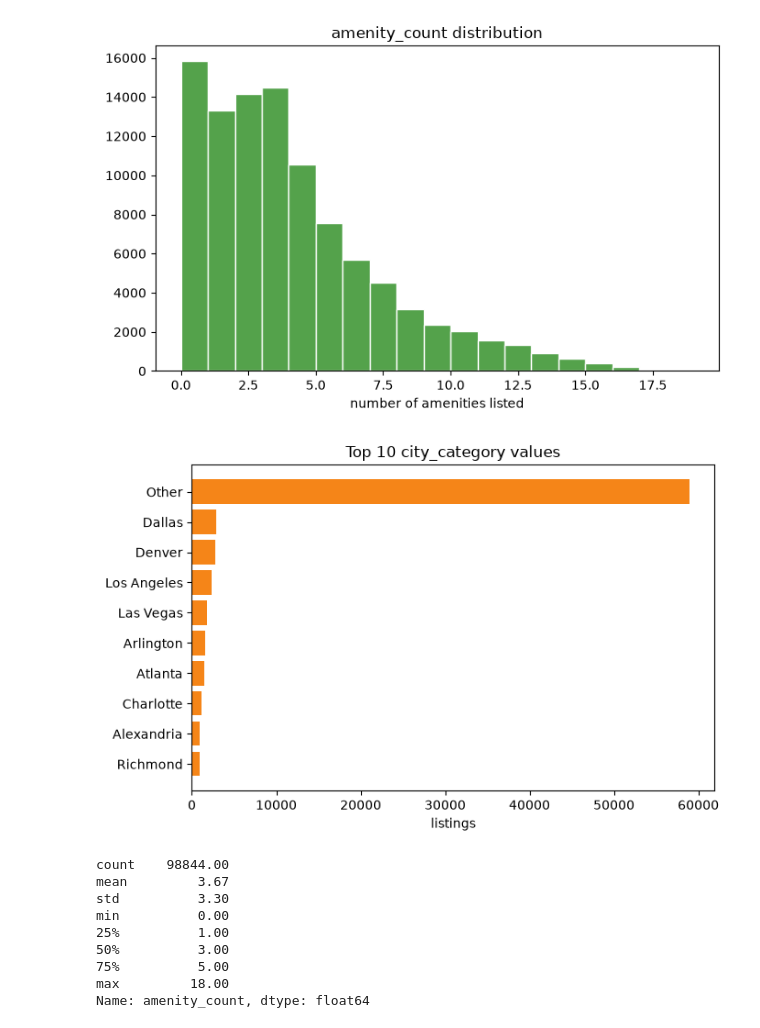
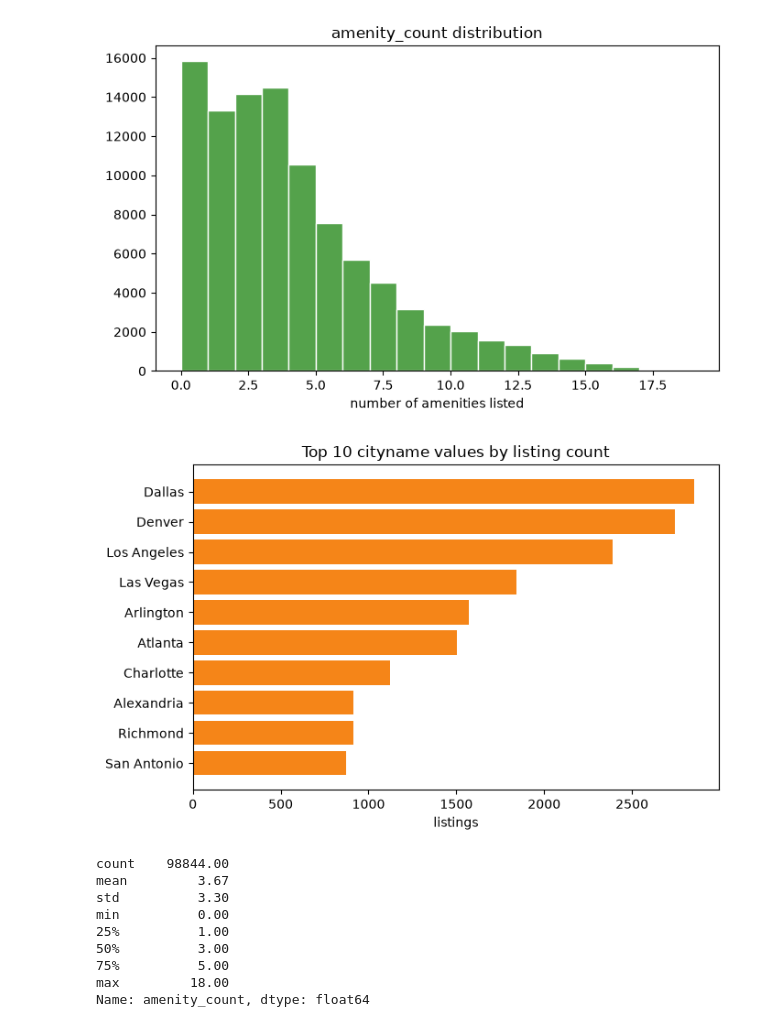
Before and after one commit to jason1ng/apartment_rental_price_prediction, a Jupyter notebook: notebooks/02_data_preparation.ipynb, the cells around one changed output. Cells and saved outputs as stored; diff of their text form; code cells hidden in the pictures.

Commit message:
feat: knn modelling and change of cityname feature engineering

```diff
--- a/notebooks/02_data_preparation.ipynb
+++ b/notebooks/02_data_preparation.ipynb
@@ -269,16 +271,15 @@ plt.show()
 # %%
 fig, ax = plt.subplots(figsize=(7, 4.5))
 
-
-city_counts = df_transformed['city_category'].value_counts().head(10)
+city_counts = df_transformed['cityname'].value_counts().head(10)
 ax.barh(city_counts.index[::-1], city_counts.values[::-1], color='#F58518')
-ax.set_title('Top 10 city_category values')
+ax.set_title('Top 10 cityname values by listing count')
 ax.set_xlabel('listings')
 
 fig.tight_layout()
 plt.show()
 # %% [output]
-[figure, old version]
+[figure, new version]
 # %%
 df_transformed['amenity_count'].describe().round(2)
 # %% [output]
```
Also changed, not shown: parts of 14 cells of this notebook, 4 other files.
